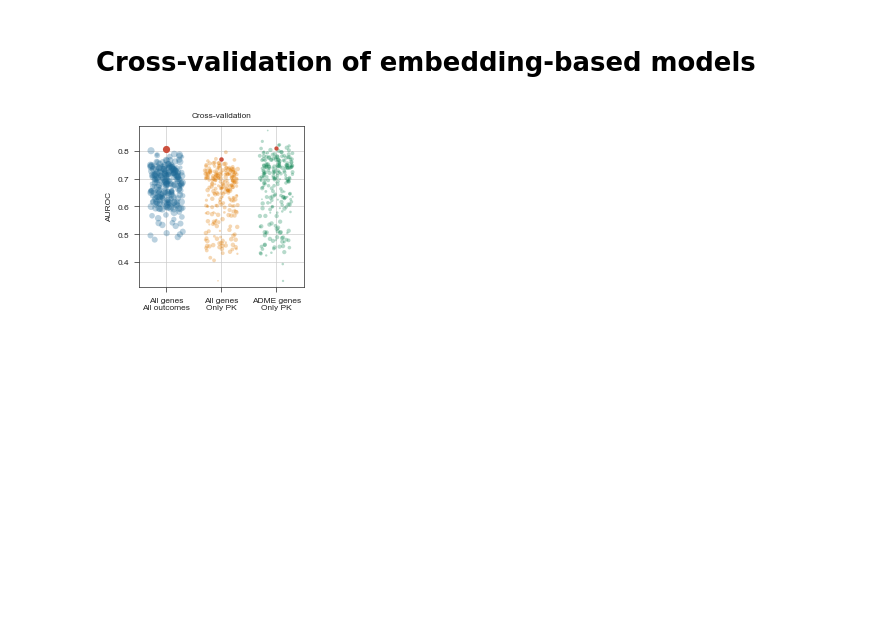
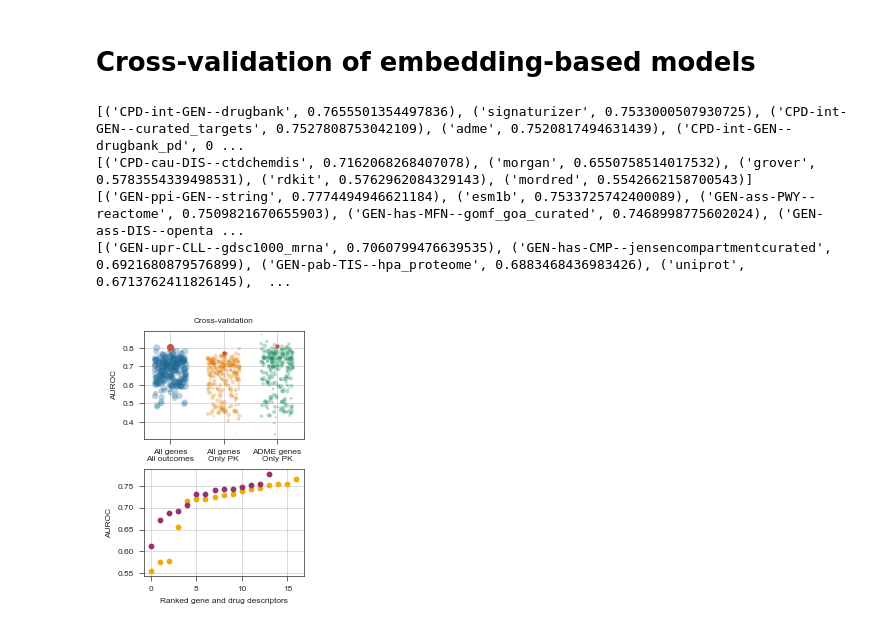
Before and after one commit to ersilia-os/pharmacogx-embeddings, a Jupyter notebook: paper/figure2_ranking_analysis.ipynb, the cells around one changed output. Cells and saved outputs as stored; diff of their text form; code cells hidden in the pictures; blank space fills up the shorter version.

Commit message:
crossvalidation plots

```diff
--- a/paper/figure2_ranking_analysis.ipynb
+++ b/paper/figure2_ranking_analysis.ipynb
@@ -36,32 +36,99 @@ def load_model_data(model_type):
 
 def performance_swarmplot(ax, i):
     def sizer(x):
         return np.sqrt(x)/4
     model_type = model_types[i]
     values = load_model_data(model_type)
     for v in values:
         if v[0] == "weighted_average":
             wa = v
     values = [v for v in values if v[0] != "weighted_average" and v[0] != "average"]
     x = [i]*len(values)
     x = np.array([i]*len(values)) + np.random.uniform(-0.3, 0.3, len(values))
     y = np.array([v[1] for v in values])
     z = np.array([sizer(v[2]) for v in values])
     ax.scatter(x, y, s=z, color=colors[i], alpha=0.3, lw=0)
     ax.scatter(i, wa[1], color=named_colors.red, s=sizer(wa[2]), lw=0)
 
-fig, axs = stylia.create_figure(1, 1, width=stylia.TWO_COLUMNS_WIDTH*0.3, height=stylia.TWO_COLUMNS_WIDTH*0.3)
+fig, axs = stylia.create_figure(2, 1, width=stylia.TWO_COLUMNS_WIDTH*0.3, height=stylia.TWO_COLUMNS_WIDTH*0.425)
 ax = axs.next()
 names = ["All genes\nAll outcomes", "All genes\nOnly PK", "ADME genes\nOnly PK"]
 for i, n in enumerate(names):
     performance_swarmplot(ax, i)
 ax.set_xticks([0, 1, 2])
 ax.set_xticklabels(names)
 ax.set_ylim(0.31, 0.89)
 ax.set_xlim(-0.5, 2.5)
 stylia.label(ax, title="Cross-validation", ylabel="AUROC", xlabel="")
+
+def best_descriptors(model_type):
+    values_ = load_model_data(model_type=model_type)
+    values = []
+    for v in values_:
+        if v[0] != "weighted_average" and v[0] != "average":
+            v0, v1 = v[0].split("---")
+            values += [(v0, v1, v[1], v[2])]
+    cpd_descs = collections.defaultdict(list)
+    gen_descs = collections.defaultdict(list)
+    for v in values:
+        cpd_descs[v[0]] += [v[2]]
+        gen_descs[v[1]] += [v[2]]
+    cpd_descs = {k:np.percentile(v, 75) for k,v in cpd_descs.items()}
+    gen_descs = {k:np.percentile(v, 75) for k,v in gen_descs.items()}
+    cpd_descs = sorted(cpd_descs.items(), key=lambda x: x[1], reverse=True)
+    gen_descs = sorted(gen_descs.items(), key=lambda x: x[1], reverse=True)
+    return cpd_descs, gen_descs
+
+def best_descriptors_plot(ax):
+    cpd_desc_synonyms = {
+        "CPD-int-GEN--drugbank": "Drug targets",
+        "signaturizer": "Chemical Checker",
+        "adme": "ADME",
+        "rdkit": "Physchem (short)",
+        "mordred": "Physchem (long)",
+    }
+    gen_desc_synonyms = {
+        "GEN-ppi-GEN--string": "Functional PPI",
+        "esm1b": "ESM sequence embedding",
+        "GEN-ass-PWY--reactome": "Pathways",
+        "GEN-ppi-GEN--hi_union": "Y2H PPI"
+    }
+    abcs = "abcdefghi"
+    cpd_descs = collections.defaultdict(list)
+    gen_descs = collections.defaultdict(list)
+    for model_type in [model_types[0], model_types[2]]:
+        cpd_descs_, gen_descs_ = best_descriptors(model_type)
+        for k,v in cpd_descs_:
+            cpd_descs[k] += [v]
+        for k,v in gen_descs_:
+            gen_descs[k] += [v]
+    cpd_descs = {k:np.mean(v) for k,v in cpd_descs.items()}
+    gen_descs = {k:np.mean(v) for k,v in gen_descs.items()}
+    cpd_descs = sorted(cpd_descs.items(), key=lambda x: x[1], reverse=True)
+    gen_descs = sorted(gen_descs.items(), key=lambda x: x[1], reverse=True)
+    print(cpd_descs[:5])
+    print(cpd_descs[-5:])
+    print(gen_descs[:5])
+    print(gen_descs[-5:])
+    x = np.arange(len(cpd_descs))[::-1]
+    y = [v[1] for v in cpd_descs]
+    ax.scatter(x, y, color=named_colors.yellow)
+    x = np.arange(len(gen_descs))[::-1]
+    y = [v[1] for v in gen_descs]
+    ax.scatter(x, y, color=named_colors.purple)
+    return cpd_descs, gen_descs
+
+ax = axs.next()
+best_descriptors_plot(ax=ax)
+stylia.label(ax, title="", ylabel="AUROC", xlabel="Ranked gene and drug descriptors")
+
 plt.tight_layout()
 
 stylia.save_figure("assets/cross_validation_performance.png")
+stylia.save_figure("assets/cross_validation_performance.pdf")
 # %% [output]
+[('CPD-int-GEN--drugbank', 0.7655501354497836), ('signaturizer', 0.7533000507930725), ('CPD-int-GEN--curated_targets', 0.7527808753042109), ('adme', 0.7520817494631439), ('CPD-int-GEN--drugbank_pd', 0 ...
+[('CPD-cau-DIS--ctdchemdis', 0.7162068268407078), ('morgan', 0.6550758514017532), ('grover', 0.5783554339498531), ('rdkit', 0.5762962084329143), ('mordred', 0.5542662158700543)]
+[('GEN-ppi-GEN--string', 0.7774494946621184), ('esm1b', 0.7533725742400089), ('GEN-ass-PWY--reactome', 0.7509821670655903), ('GEN-has-MFN--gomf_goa_curated', 0.7468998775602024), ('GEN-ass-DIS--openta ...
+[('GEN-upr-CLL--gdsc1000_mrna', 0.7060799476639535), ('GEN-has-CMP--jensencompartmentcurated', 0.6921680879576899), ('GEN-pab-TIS--hpa_proteome', 0.6883468436983426), ('uniprot', 0.6713762411826145),  ...
-[figure, old version]
+[figure, new version]
```
Also changed, not shown: parts of 1 cell of this notebook, 4 other files.
